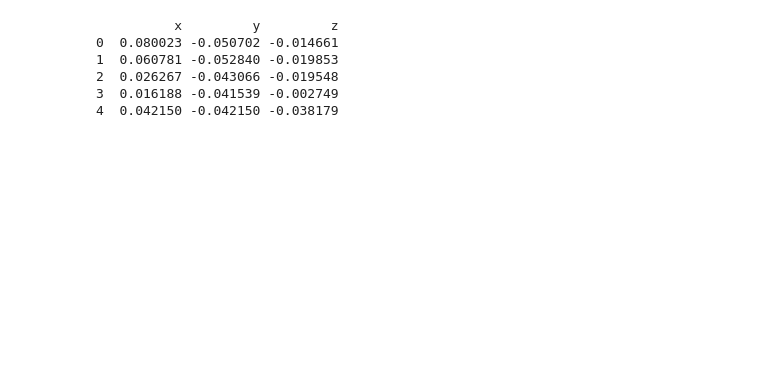
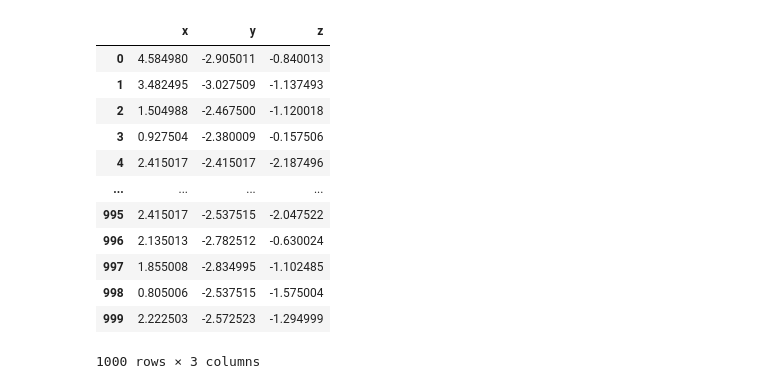
Before and after one commit to charlotte-strg/IMU_Audit, a Jupyter notebook: src/runs_on_pc/ergebnisse_drift.ipynb, the cells around one changed output. Cells and saved outputs as stored; diff of their text form; code cells hidden in the pictures; blank space fills up the shorter version.

```diff
--- a/src/runs_on_pc/ergebnisse_drift.ipynb
+++ b/src/runs_on_pc/ergebnisse_drift.ipynb
@@ -7,15 +5,28 @@ import math
 # %%
 # daten für drift-analyse einlesen
 path_drift = "c:/Users/charl/Desktop/Uni_Leipzig/MA/Code/PlatformIO/IMU_Audit/MA_files/Recherche/Ergebnisse/drift_log.txt"
 df_drift = pd.read_csv(path_drift, sep=' ', header=0)
-print(df_drift.head())
+# print(df_drift.head())
+
+# daten von radian pro sekunde in grad pro sekunde umrechnen
+df_drift['x'] = df_drift['x']*180/np.pi
+df_drift['y'] = df_drift['y']*180/np.pi
+df_drift['z'] = df_drift['z']*180/np.pi
+df_drift
 # %% [output]
+|  | x | y | z |
+| 0 | 4.584980 | -2.905011 | -0.840013 |
+| 1 | 3.482495 | -3.027509 | -1.137493 |
+| 2 | 1.504988 | -2.467500 | -1.120018 |
+| 3 | 0.927504 | -2.380009 | -0.157506 |
+| 4 | 2.415017 | -2.415017 | -2.187496 |
+| ... | ... | ... | ... |
+| 995 | 2.415017 | -2.537515 | -2.047522 |
+| 996 | 2.135013 | -2.782512 | -0.630024 |
+| 997 | 1.855008 | -2.834995 | -1.102485 |
+| 998 | 0.805006 | -2.537515 | -1.575004 |
+| 999 | 2.222503 | -2.572523 | -1.294999 |
-          x         y         z
-0  0.080023 -0.050702 -0.014661
-1  0.060781 -0.052840 -0.019853
-2  0.026267 -0.043066 -0.019548
-3  0.016188 -0.041539 -0.002749
-4  0.042150 -0.042150 -0.038179
+1000 rows × 3 columns
 # %%
 # Plot
 plt.figure(figsize=(10, 6))
```
Also changed, not shown: parts of 3 cells of this notebook, 13 other files.
